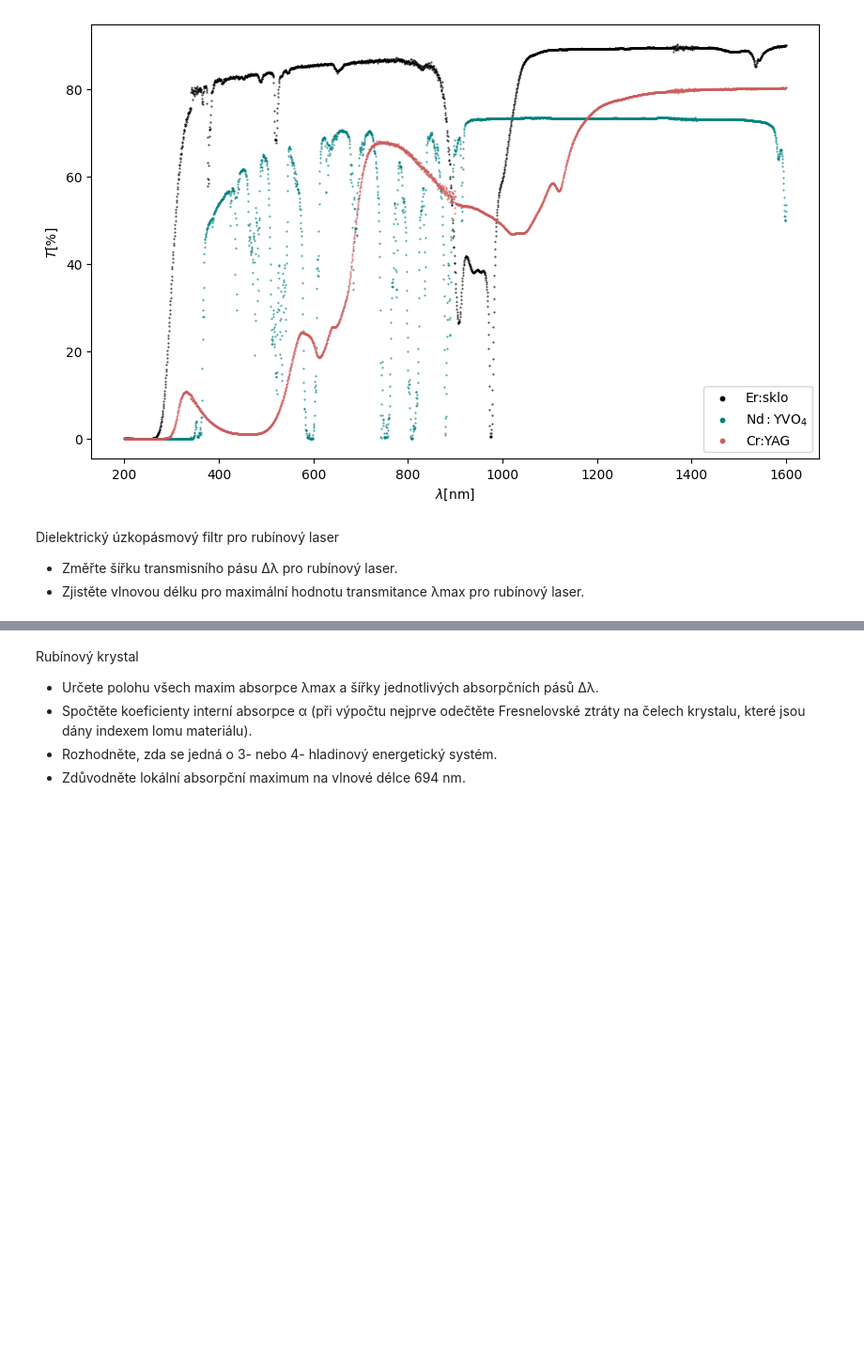
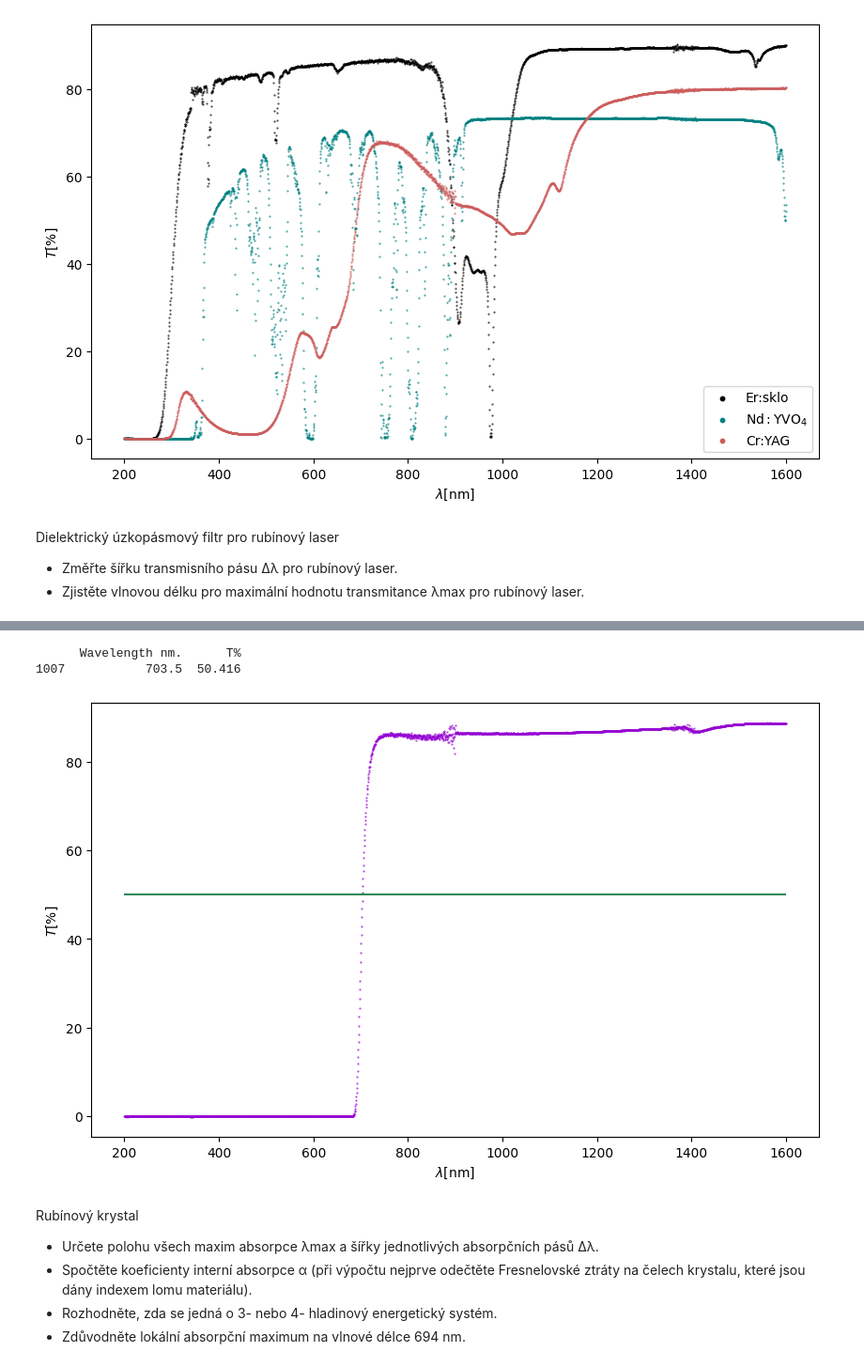
Before and after one commit to omikron-ceti/ZPLT, a Jupyter notebook: uloha_05/data_05/data_05.ipynb, the cells around one changed output, grey strips where cells are left out. Shown: that part at 94% size. Cells and saved outputs as stored; diff of their text form; code cells hidden in the pictures; blank space fills up the shorter version.

```diff
--- a/uloha_05/data_05/data_05.ipynb
+++ b/uloha_05/data_05/data_05.ipynb
@@ -149,3 +151,22 @@ Filtr RG7
+# %%
+print(sample_d[sample_d["T%"].between(49, 51)])
+fig_RG7 = plt.figure(figsize = (10, 6))
+
+plt.scatter(sample_d["Wavelength nm."], sample_d["T%"],
+            color="darkviolet",
+            marker=".", s=1, alpha=0.8,)
+plt.hlines(y=50, xmin=200, xmax=1600, colors="seagreen")
+#lgnd = plt.legend(scatterpoints=1, fontsize=10, loc="lower right", bbox_to_anchor=(1, 0.1))
+#for handle in lgnd.legend_handles:
+#    handle.set_sizes([40])
+#    handle.set_alpha(1)
+plt.xlabel('$\\lambda\\mathrm{[nm]}$ ', fontsize = 10)
+plt.ylabel("$T\\mathrm{[\\%]}$", fontsize = 10)
+plt.show()
+# %% [output]
+      Wavelength nm.      T%
+1007           703.5  50.416
+[figure, added]
 # %% [markdown]
 Rubínový krystal
 * Určete polohu všech maxim absorpce λmax a šířky jednotlivých absorpčních
```
Also changed, not shown: parts of 7 cells of this notebook, 5 other files.
